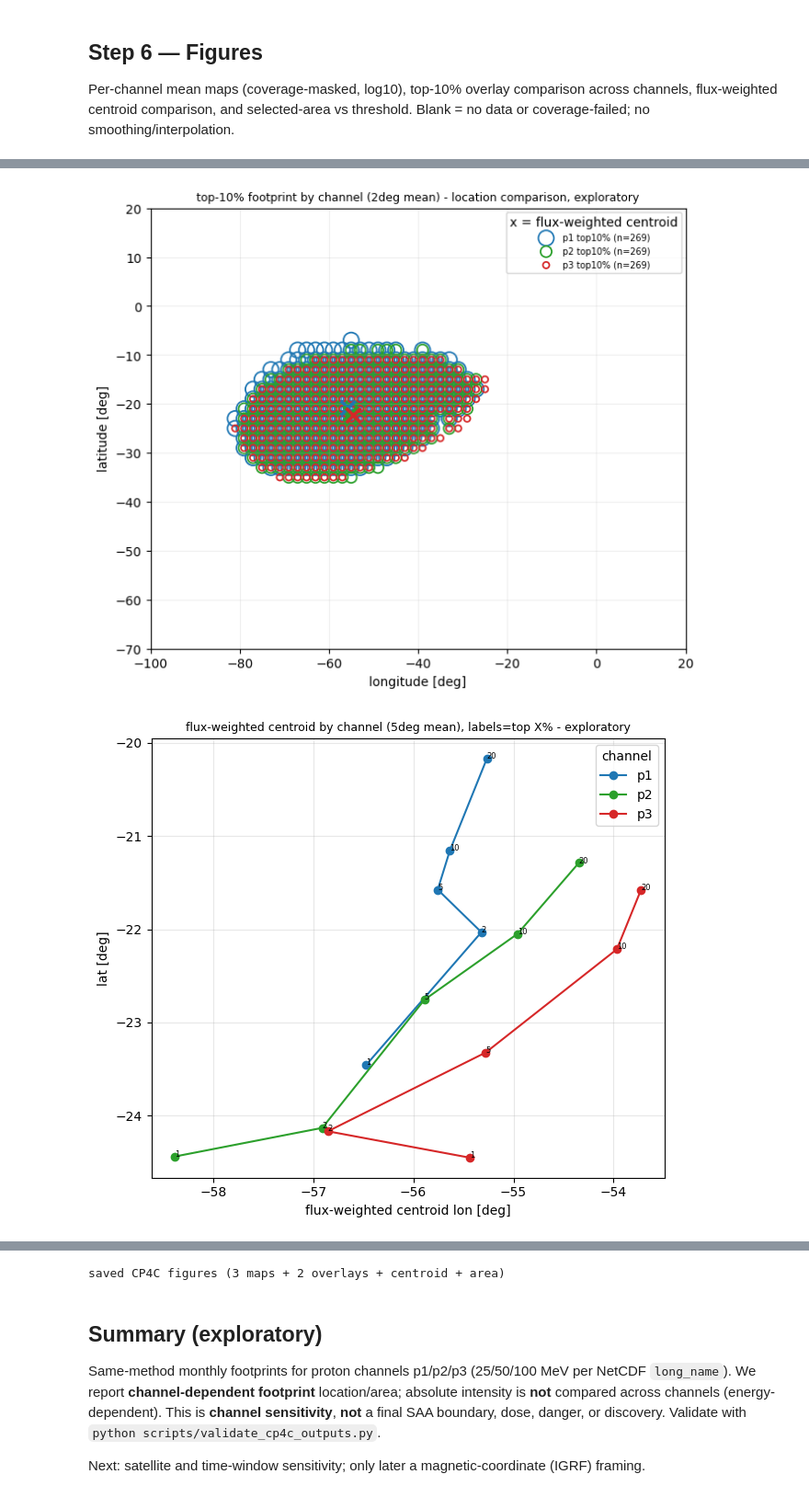
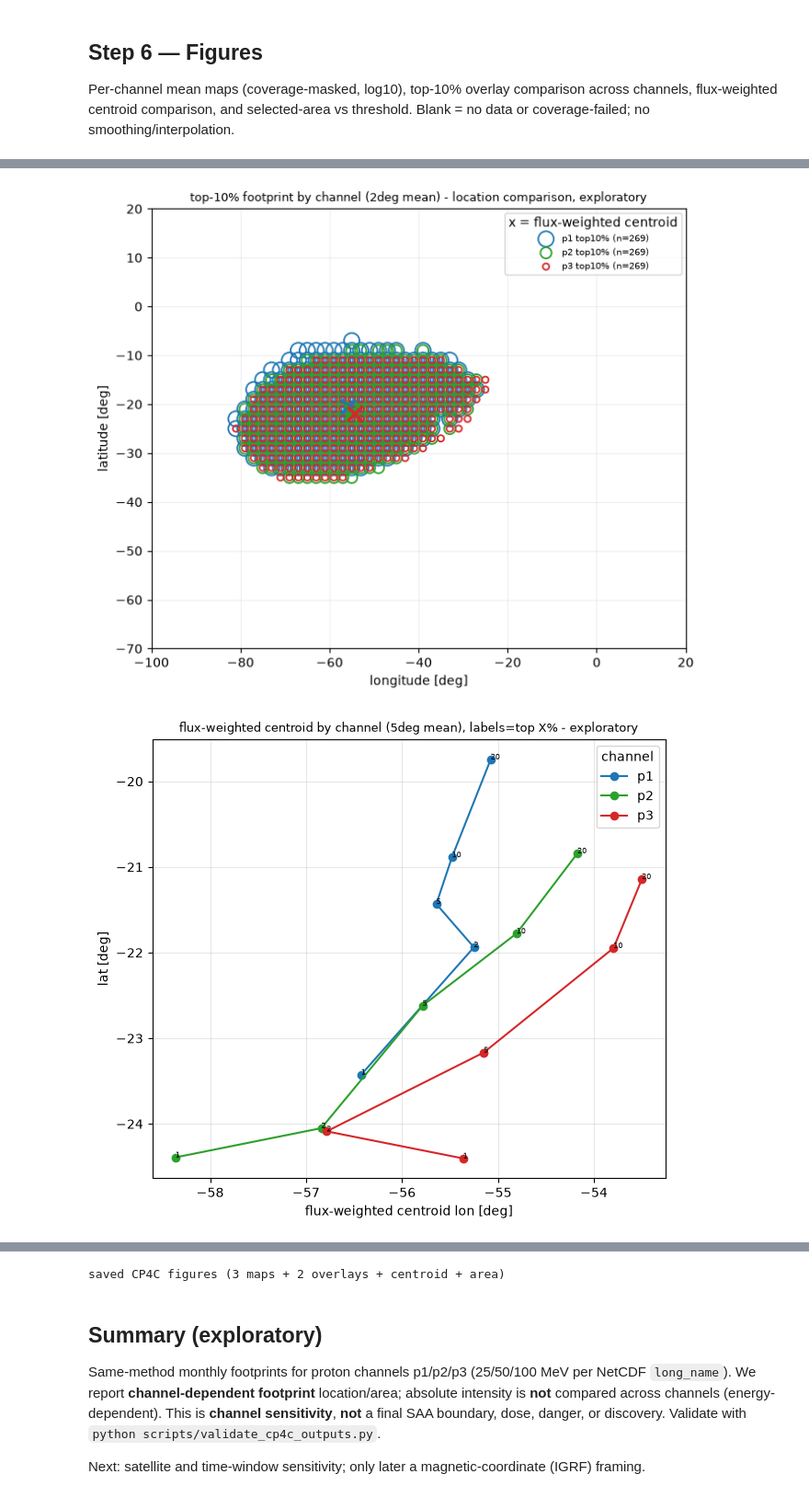
Before and after one commit to fellipegoncalvesleite/saa-poes-mapping, a Jupyter notebook: notebooks/04c_channel_sensitivity.ipynb, the cells around one changed output, grey strips where cells are left out. Shown at 92% size. Cells and saved outputs as stored; diff of their text form; code cells hidden in the pictures.

Commit message:
fix: weight footprint centroids by cell area

```diff
--- a/notebooks/04c_channel_sensitivity.ipynb
+++ b/notebooks/04c_channel_sensitivity.ipynb
@@ -212,10 +212,10 @@ for c in CHANNELS:
                  save_path=str(FIG / f"cp4c_noaa19_2024-01_{SHORT[c]}_mean_flux_5deg.png"))
 
 # B) top-10% footprint overlay comparison (channels together)
-def channel_overlay(tables, mask_col, pct, save, title):
+def channel_overlay(tables, step, mask_col, pct, save, title):
     fig, ax = plt.subplots(figsize=(7.6, 6.3))
     for c in CHANNELS:
-        cov = coverage_passed(tables[c], mask_col)
+        cov = coverage_passed(add_cell_area(tables[c], step, step), mask_col)
         cut = percentile_threshold(cov["mean_flux"], pct)
         sel = cov[cov["mean_flux"] >= cut]
         ax.scatter(sel.lon_bin_center, sel.lat_bin_center, s=SIZES[c], facecolors="none",
@@ -227,9 +227,9 @@ def channel_overlay(tables, mask_col, pct, save, title):
     ax.set_title(title, fontsize=9); ax.legend(fontsize=7, title="x = flux-weighted centroid")
     fig.savefig(save, dpi=120, bbox_inches="tight")
 
-channel_overlay(grids5, "enough_samples_5deg", 90, str(FIG / "cp4c_channel_comparison_top10_5deg_mean.png"),
+channel_overlay(grids5, 5.0, "enough_samples_5deg", 90, str(FIG / "cp4c_channel_comparison_top10_5deg_mean.png"),
                 "top-10% footprint by channel (5deg mean) - location comparison, exploratory")
-channel_overlay(grids2, "enough_samples_2deg", 90, str(FIG / "cp4c_channel_comparison_top10_2deg_mean.png"),
+channel_overlay(grids2, 2.0, "enough_samples_2deg", 90, str(FIG / "cp4c_channel_comparison_top10_2deg_mean.png"),
                 "top-10% footprint by channel (2deg mean) - location comparison, exploratory")
 
 # C) flux-weighted centroid comparison across channels (5deg mean)
@@ -263,2 +263,2 @@ print("saved CP4C figures (3 maps + 2 overlays + centroid + area)")
-[figure, old version]
+[figure, new version]
-[figure, old version]
+[figure, new version]
```
Also changed, not shown: parts of 3 cells of this notebook, 17 other files.
